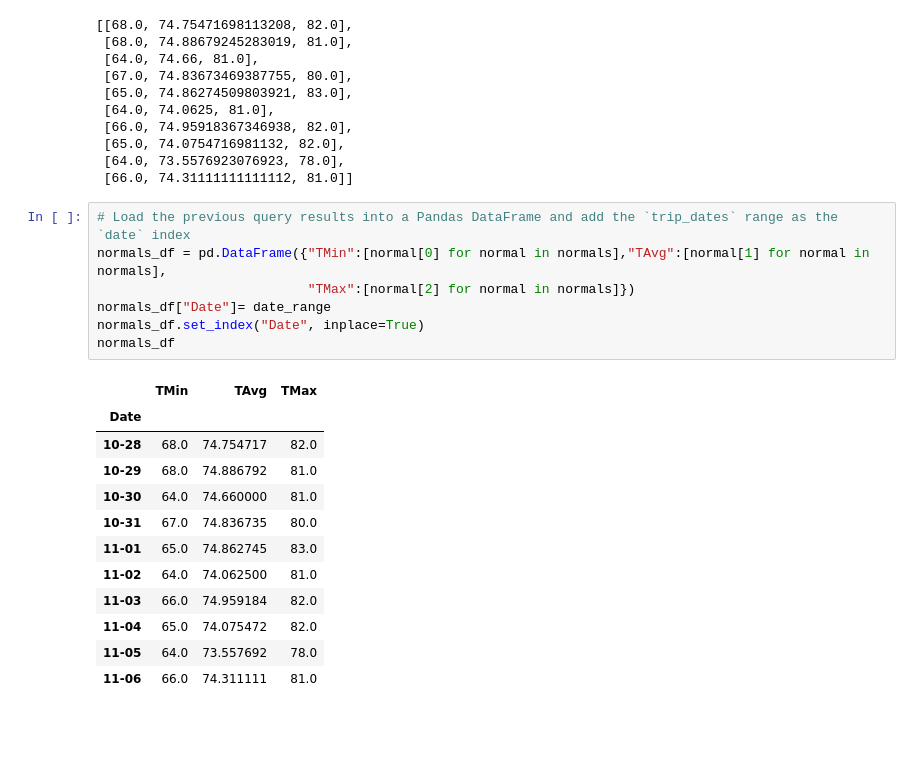
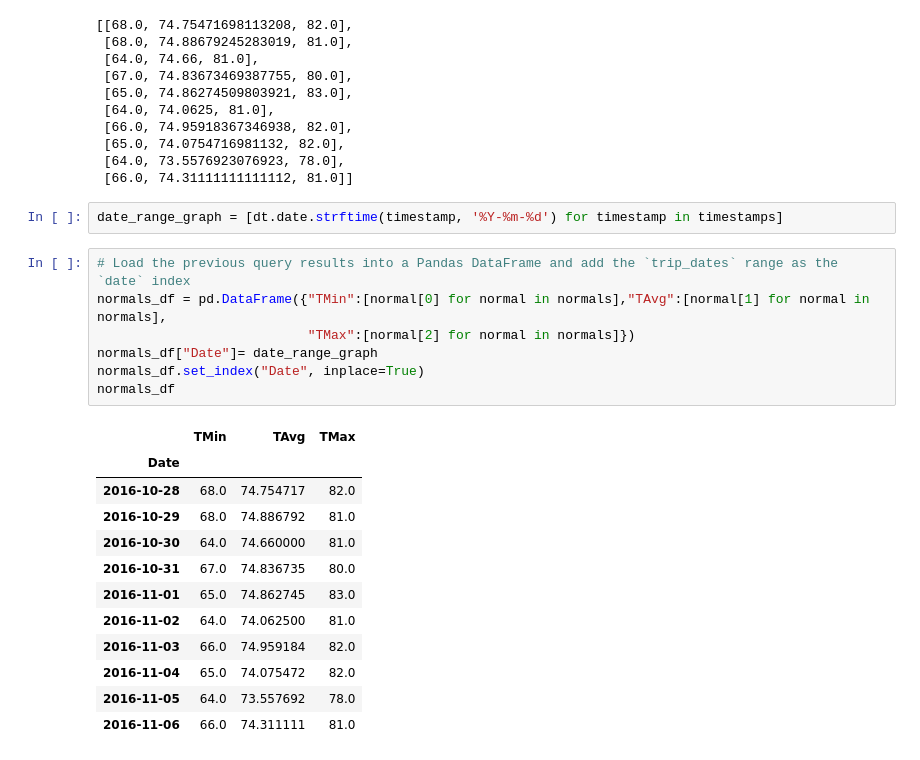
Before and after one commit to yuyhong23/sqlalchemy-challenge, a Jupyter notebook: climate_starter-Copy1.ipynb, the cells around one changed output. Drawn from its saved outputs; the diff is of its cells as text; blank space fills up the shorter version.

```diff
--- a/climate_starter-Copy1.ipynb
+++ b/climate_starter-Copy1.ipynb
@@ -327,25 +377,27 @@ normals
  [65.0, 74.0754716981132, 82.0],
  [64.0, 73.5576923076923, 78.0],
  [66.0, 74.31111111111112, 81.0]]
+# %%
+date_range_graph = [dt.date.strftime(timestamp, '%Y-%m-%d') for timestamp in timestamps]
 # %%
 # Load the previous query results into a Pandas DataFrame and add the `trip_dates` range as the `date` index
 normals_df = pd.DataFrame({"TMin":[normal[0] for normal in normals],"TAvg":[normal[1] for normal in normals],
                            "TMax":[normal[2] for normal in normals]})
-normals_df["Date"]= date_range
+normals_df["Date"]= date_range_graph
 normals_df.set_index("Date", inplace=True)
 normals_df
 # %% [output]
 |  | TMin | TAvg | TMax |
 | Date |  |  |  |
-| 10-28 | 68.0 | 74.754717 | 82.0 |
-| 10-29 | 68.0 | 74.886792 | 81.0 |
-| 10-30 | 64.0 | 74.660000 | 81.0 |
-| 10-31 | 67.0 | 74.836735 | 80.0 |
-| 11-01 | 65.0 | 74.862745 | 83.0 |
-| 11-02 | 64.0 | 74.062500 | 81.0 |
-| 11-03 | 66.0 | 74.959184 | 82.0 |
-| 11-04 | 65.0 | 74.075472 | 82.0 |
-| 11-05 | 64.0 | 73.557692 | 78.0 |
-| 11-06 | 66.0 | 74.311111 | 81.0 |
+| 2016-10-28 | 68.0 | 74.754717 | 82.0 |
+| 2016-10-29 | 68.0 | 74.886792 | 81.0 |
+| 2016-10-30 | 64.0 | 74.660000 | 81.0 |
+| 2016-10-31 | 67.0 | 74.836735 | 80.0 |
+| 2016-11-01 | 65.0 | 74.862745 | 83.0 |
+| 2016-11-02 | 64.0 | 74.062500 | 81.0 |
+| 2016-11-03 | 66.0 | 74.959184 | 82.0 |
+| 2016-11-04 | 65.0 | 74.075472 | 82.0 |
+| 2016-11-05 | 64.0 | 73.557692 | 78.0 |
+| 2016-11-06 | 66.0 | 74.311111 | 81.0 |
 # %%
 # Plot the daily normals as an area plot with `stacked=False`
```
Also changed, not shown: parts of 13 cells of this notebook.
